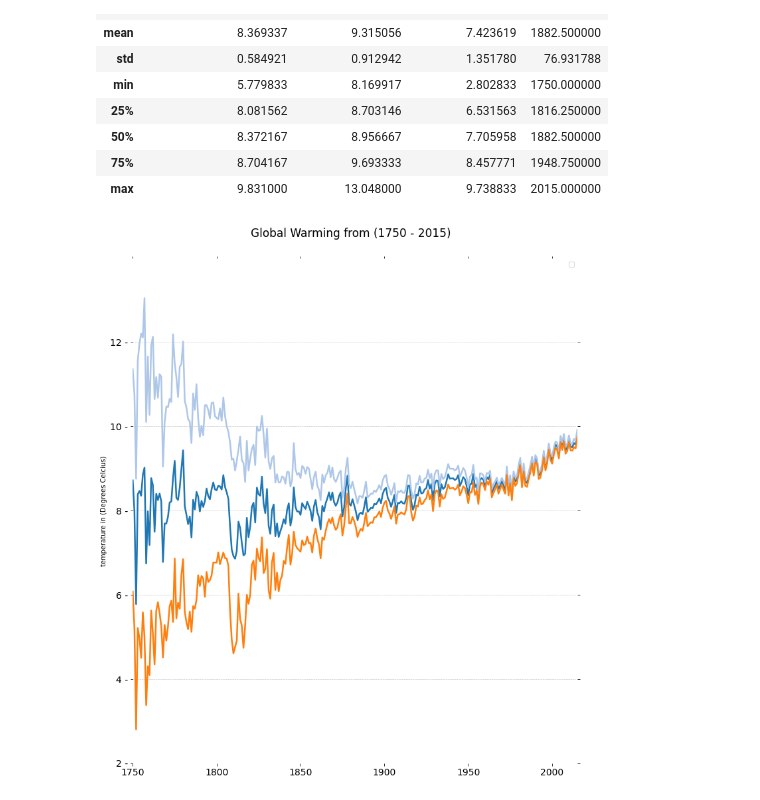
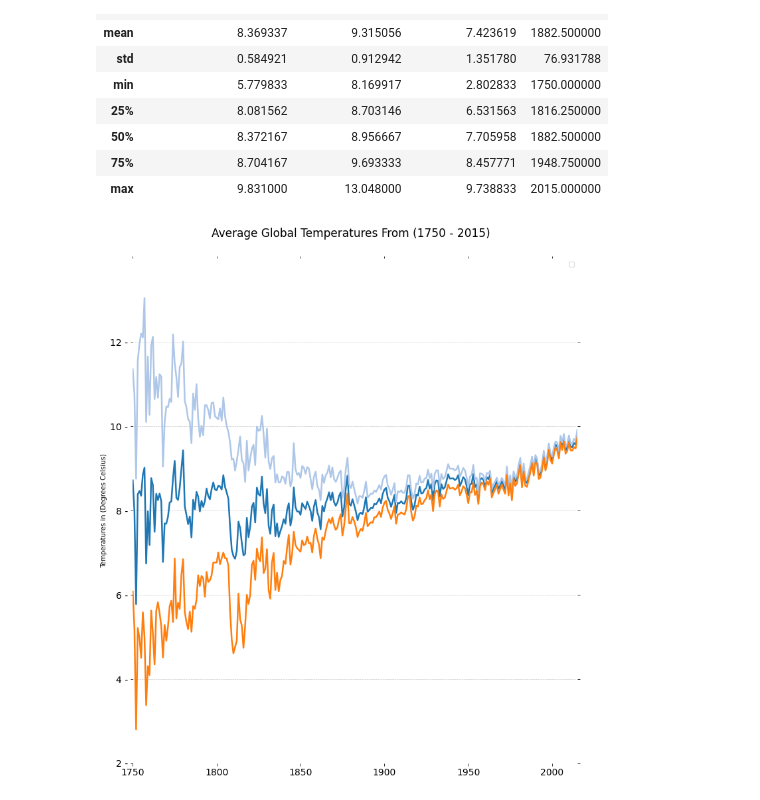
Before and after one commit to John-G-Thomas/Prodjects, a Jupyter notebook: Project_1_Code.ipynb, the cells around one changed output. Cells and saved outputs as stored; diff of their text form; code cells hidden in the pictures.

```diff
--- a/Project_1_Code.ipynb
+++ b/Project_1_Code.ipynb
@@ -446,36 +448,36 @@ ax.legend('LandAverageTemperature')
 plt.ylim(2, 14)
 plt.xlim(1750, 2015)
 
 plt.yticks(range(2, 14, 2), [str(x) + " -" for x in range(2, 14, 2)], fontsize=14)
 plt.xticks(fontsize=14)
 
 for y in range(2, 14, 2):
     plt.plot(range(1750, 2015), [y] * len(range(1750, 2015)), "--", lw=0.5, color="black", alpha=0.3)
 
 plt.tick_params(axis="both", which="both", bottom="off", top="off",
                 labelbottom="on", left="off", right="off", labelleft="on")
 majors = ['LandAverageTemperature', 'Upper_Uncertainty', 'Lower_Uncertainty']
 
 for rank, column in enumerate(majors):
 
     plt.plot(yearly_average.Year.values,
             yearly_average[column.replace("\n", " ")].values,
             lw=2.5, color=tableau20[rank])
     y_pos = yearly_average[column.replace("\n", " ")].values[-1] - 0.5
 
     if column == "UNITED STATES":
         y_pos += 0.5
     elif column == "JAPAN":
         y_pos -= 0.4
     elif column == "QATAR":
         y_pos += 0.75
 # x and title labels
     #plt.text(2011.5, y_pos, column, fontsize=8, color=tableau20[rank])
-plt.ylabel('temperature in (Degrees Celcius)')
-plt.text(1880, 14.5, "Global Warming from (1750 - 2015)", fontsize=17, ha="center");
+plt.ylabel('Temperatures in (Degrees Celsius)')
+plt.text(1880, 14.5, "Average Global Temperatures From (1750 - 2015)", fontsize=17, ha="center");
 plt.savefig("Global_warming.png", bbox_inches="tight")
 # %% [output]
-[figure, old version]
+[figure, new version]
 # %%
 from IPython.display import display, Image
 png = 'Global_warming.png'
```
Also changed, not shown: parts of 4 cells of this notebook.
